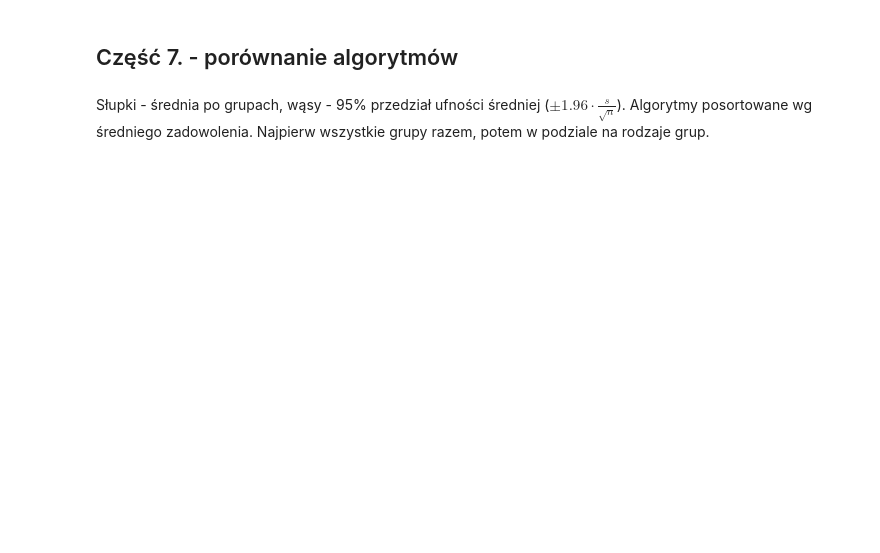
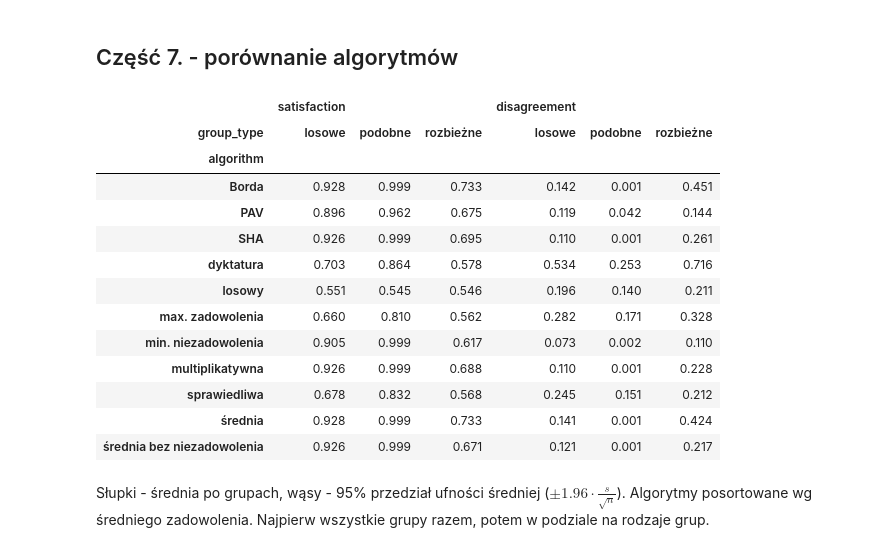
Before and after one commit to krzysztof-kopel/Systemy-Rekomendacyjne, a Jupyter notebook: lab5_group_recommenders.ipynb, the cells around one changed output. Drawn from its saved outputs; the diff is of its cells as text; code cells hidden in the pictures; blank space fills up the shorter version.

```diff
--- a/lab5_group_recommenders.ipynb
+++ b/lab5_group_recommenders.ipynb
@@ -489,6 +489,23 @@ class ProportionalApprovalVotingRecommender(Recommender):
         self.threshold = threshold
 
     def recommend(self, ratings: pd.DataFrame, size: int) -> List[Item]:
+        approvals = ratings.ge(self.threshold).to_numpy(dtype=float)
+
+        selected = []
+        available = np.ones(approvals.shape[1], dtype=bool)
+        approved_counts = np.zeros(approvals.shape[0], dtype=int)
+
+        for _ in range(size):
+            candidates = np.flatnonzero(available)
+            weights = 1.0 / (approved_counts + 1)
+            marginal_gains = approvals[:, candidates].T @ weights
+
+            best = candidates[np.argmax(marginal_gains)]
+            selected.append(best)
+            available[best] = False
+            approved_counts += approvals[:, best].astype(int)
+
+        return ratings.columns[selected].tolist()
 # %%
 # wybierz testy odpowiednie dla zaimplementowanego algorytmu wyborczego
 
@@ -531,15 +557,18 @@ Na wykładzie $\text{GroupSat}$ to suma - używamy średniej, by wynik był w $[
 # %%
 def user_satisfactions(ratings: pd.DataFrame, recommendation: Sequence[Item]) -> pd.Series:
     # oblicza satysfakcje dla kazdego wiersza (kazdej osoby) w macierzy ratings
-    raise NotImplementedError
+    nominator = ratings[recommendation].sum(axis=1)
+    denominator = ratings.apply(lambda row: row.nlargest(len(recommendation)).sum(), axis=1)
+    return nominator / denominator
 
 
 def group_satisfaction(ratings: pd.DataFrame, recommendation: Sequence[Item]) -> float:
-    raise NotImplementedError
+    return user_satisfactions(ratings, recommendation).sum() / len(ratings)
 
 
 def group_disagreement(ratings: pd.DataFrame, recommendation: Sequence[Item]) -> float:
-    raise NotImplementedError
+    users_sats = user_satisfactions(ratings, recommendation)
+    return users_sats.max() - users_sats.min()
 # %%
 class MetricsTest(unittest.TestCase):
     RECOMMENDATION = ['C', 'D', 'E']  # Alice: 24 / 28, Bob: 24 / 25, Carol: 22 / 26
@@ -578,7 +617,16 @@ class SequentialHybridAggregationRecommender(Recommender):
     name = 'SHA'
 
     def recommend(self, ratings: pd.DataFrame, size: int) -> List[Item]:
-        raise NotImplementedError
+        alpha = 0.0
+        recommendations = []
+
+        while len(recommendations) != size:
+            scores = (1 - alpha) * ratings.mean(axis=0) + alpha * ratings.min(axis=0)
+            best_element = scores.drop(recommendations).idxmax()
+            recommendations.append(best_element)
+            alpha = group_disagreement(ratings, recommendations)
+
+        return recommendations
 # %%
 class SequentialHybridAggregationTest(unittest.TestCase):
     def test_slides(self):
@@ -604,34 +661,49 @@ recommenders: List[Recommender] = [
     DictatorshipRecommender(),
     FairRecommender(),
     MaxScoreRecommender(),
     LeastMiseryRecommender(),
     AverageRecommender(),
     AverageWithoutMiseryRecommender(PARAMS.misery_threshold),
     MultiplicativeRecommender(),
-    VotingRecommender(), # pamietaj, by dodac potrzebne argumenty do konstruktora
+    BordaRecommender(), # pamietaj, by dodac potrzebne argumenty do konstruktora
     ProportionalApprovalVotingRecommender(PARAMS.approval_threshold),
     SequentialHybridAggregationRecommender(),
 ]
 
 
 def evaluate(recommenders: List[Recommender], groups: Dict[str, List[Group]], size: int) -> pd.DataFrame:
     rows = []
     for kind, kind_groups in groups.items():
         for group in kind_groups:
             group_ratings = ratings.loc[group]
             for recommender in recommenders:
                 recommendation = recommender.recommend(group_ratings, size)
                 rows.append({
                     'algorithm': recommender.name,
                     'group_type': kind,
                     'satisfaction': group_satisfaction(group_ratings, recommendation),
                     'disagreement': group_disagreement(group_ratings, recommendation),
                 })
     return pd.DataFrame(rows)
 
 
 results = evaluate(recommenders, groups, PARAMS.recommendation_size)
 results.groupby(['algorithm', 'group_type']).mean().unstack().round(3)
+# %% [output]
+|  | satisfaction |  |  | disagreement |  |  |
+| group_type | losowe | podobne | rozbieżne | losowe | podobne | rozbieżne |
+| algorithm |  |  |  |  |  |  |
+| Borda | 0.928 | 0.999 | 0.733 | 0.142 | 0.001 | 0.451 |
+| PAV | 0.896 | 0.962 | 0.675 | 0.119 | 0.042 | 0.144 |
+| SHA | 0.926 | 0.999 | 0.695 | 0.110 | 0.001 | 0.261 |
+| dyktatura | 0.703 | 0.864 | 0.578 | 0.534 | 0.253 | 0.716 |
+| losowy | 0.551 | 0.545 | 0.546 | 0.196 | 0.140 | 0.211 |
+| max. zadowolenia | 0.660 | 0.810 | 0.562 | 0.282 | 0.171 | 0.328 |
+| min. niezadowolenia | 0.905 | 0.999 | 0.617 | 0.073 | 0.002 | 0.110 |
+| multiplikatywna | 0.926 | 0.999 | 0.688 | 0.110 | 0.001 | 0.228 |
+| sprawiedliwa | 0.678 | 0.832 | 0.568 | 0.245 | 0.151 | 0.212 |
+| średnia | 0.928 | 0.999 | 0.733 | 0.141 | 0.001 | 0.424 |
+| średnia bez niezadowolenia | 0.926 | 0.999 | 0.671 | 0.121 | 0.001 | 0.217 |
 # %% [markdown]
 Słupki - średnia po grupach, wąsy - 95% przedział ufności średniej ($\pm 1.96 \cdot \frac{s}{\sqrt{n}}$).
 Algorytmy posortowane wg średniego zadowolenia. Najpierw wszystkie grupy razem, potem w podziale na rodzaje grup.
```
Also changed, not shown: parts of 6 cells of this notebook.
